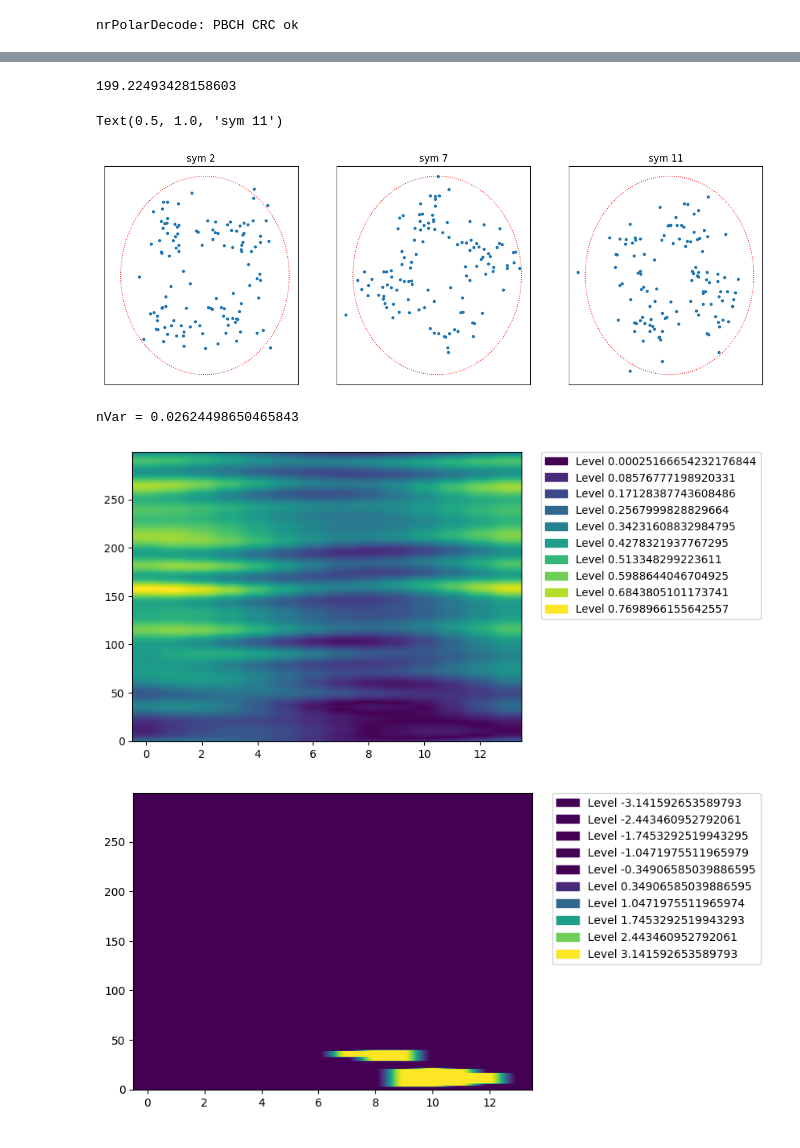
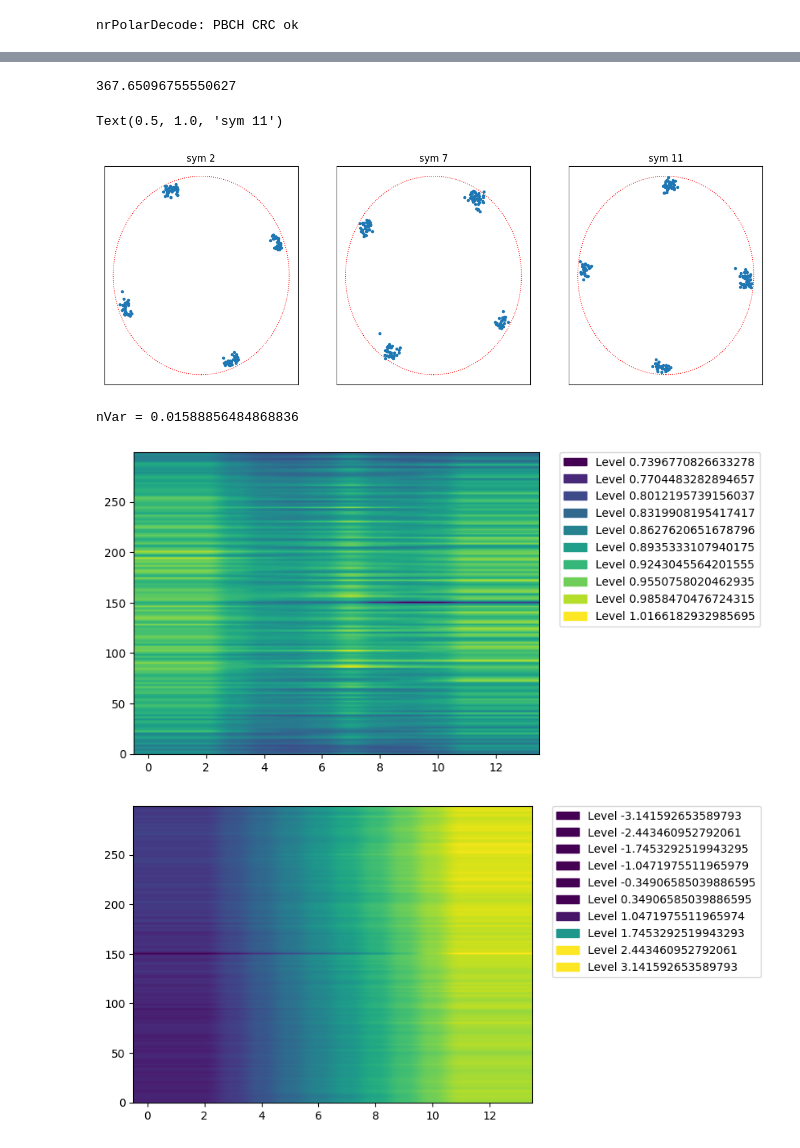
Before and after one commit to catkira/5G_experiments, a Jupyter notebook: test_py3gpp_skynet.ipynb, the cells around one changed output, grey strips where cells are left out. Drawn from its saved outputs; the diff is of its cells as text; code cells hidden in the pictures.

Commit message:
improve test_py3gpp_skynet.ipynb

```diff
--- a/test_py3gpp_skynet.ipynb
+++ b/test_py3gpp_skynet.ipynb
@@ -7,7 +7,9 @@ from py3gpp import *
 from data_path import data_path
 # %%
 # handle = sigmf.sigmffile.fromfile(data_path + '/skynet_tx_10.sigmf-data')
-handle = sigmf.sigmffile.fromfile(data_path + '/skynet_tx_stream.sigmf-data')
+# skynet_tx_stream_3: good CFO, bad STO
+# skynet_tx_stream_3: good CFO, good STO
+handle = sigmf.sigmffile.fromfile(data_path + '/skynet_tx_stream_4.sigmf-data')
 delta_f = 0
 f = 1
 mu = 0
@@ -284,30 +286,30 @@ dmrs_ideal = nrPDSCHDMRS(pdsch_cfg, carrier)
 print(np.abs(np.vdot(dmrs_rx, dmrs_ideal)))
 
 fig, axs = plt.subplots(1, 3, figsize=(15, 5), facecolor='w', sharex=True, sharey=True)
-samples = dmrs_rx[0:120]
+samples = dmrs_rx[0:150]
 axs[0].plot(samples.real, samples.imag, '.')
 axs[0].add_patch(plt.Circle((0, 0), 1, color='red', fill=False, linewidth=1, linestyle=':'))
 axs[0].set_xticks([])
 axs[0].set_yticks([])
 axs[0].set_title('sym 2')
 
-samples = dmrs_rx[120:][:120]
+samples = dmrs_rx[150:][:150]
 axs[1].plot(samples.real, samples.imag, '.')
 axs[1].add_patch(plt.Circle((0, 0), 1, color='red', fill=False, linewidth=1, linestyle=':'))
 axs[1].set_xticks([])
 axs[1].set_yticks([])
 axs[1].set_title('sym 7')
 
-samples = dmrs_rx[240:][:120]
+samples = dmrs_rx[300:][:150]
 axs[2].plot(samples.real, samples.imag, '.')
 axs[2].add_patch(plt.Circle((0, 0), 1, color='red', fill=False, linewidth=1, linestyle=':'))
 axs[2].set_xticks([])
 axs[2].set_yticks([])
 axs[2].set_title('sym 11')
 # %% [output]
-199.22493428158603
+367.65096755550627
 Text(0.5, 1.0, 'sym 11')
-[figure, old version]
+[figure, new version]
 # %%
 refGrid = np.zeros((carrier.NSizeGrid * 12, 14), 'complex')
 nrSetResources(dmrsIndices, refGrid, dmrs_ideal)
@@ -316,38 +318,38 @@ import matplotlib.patches as mpatches
 H, nVar = nrChannelEstimate(rxGrid = rxGrid, refGrid = refGrid)
 print(f'nVar = {nVar}')
 
-if True:
+if False:
     # low pass filter H
     from PIL import Image, ImageDraw
     from scipy import fftpack
     fft1 = fftpack.fftshift(fftpack.fft2(H))
     x,y = H.shape[0],H.shape[1]
-    e_x,e_y=x//10,y//10
+    e_x,e_y=x//10, y//10
     bbox=((x/2)-(e_x/2),(y/2)-(e_y/2),(x/2)+(e_x/2),(y/2)+(e_y/2))
     low_pass=Image.new("L",(H.shape[0],H.shape[1]),color=0)
     draw1=ImageDraw.Draw(low_pass)
     draw1.ellipse(bbox, fill=1)
     low_pass_np=np.array(low_pass)
     filtered=np.multiply(fft1,low_pass_np.T)
     H = np.real(fftpack.ifft2(fftpack.ifftshift(filtered)))
 
 im = plt.imshow(np.abs(H), origin='lower', aspect='auto')
 values = np.linspace(np.min(np.abs(H)), np.max(np.abs(H)), 10)
 colors = [ im.cmap(im.norm(value)) for value in values]
 patches = [ mpatches.Patch(color=colors[i], label="Level {l}".format(l=values[i]) ) for i in range(len(values))]
 plt.legend(handles=patches, bbox_to_anchor=(1.05, 1), loc=2, borderaxespad=0.)
 plt.show()
 
 im = plt.imshow(np.angle(H), origin='lower', aspect='auto')
 values = np.linspace(-np.pi, np.pi, 10)
 colors = [ im.cmap(im.norm(value)) for value in values]
 patches = [ mpatches.Patch(color=colors[i], label="Level {l}".format(l=values[i]) ) for i in range(len(values))]
 plt.legend(handles=patches, bbox_to_anchor=(1.05, 1), loc=2, borderaxespad=0.)
 plt.show()
 # %% [output]
-nVar = 0.02624498650465843
+nVar = 0.01588856484868836
-[figure, old version]
+[figure, new version]
-[figure, old version]
+[figure, new version]
 # %%
 pdsch_indices = np.delete(np.arange(25*12*14), np.arange(25*12*2, 25*12*3))
 pdsch_indices = np.delete(pdsch_indices, np.arange(25*12*7, 25*12*8) - 25*12)
```
Also changed, not shown: parts of 12 cells of this notebook.
